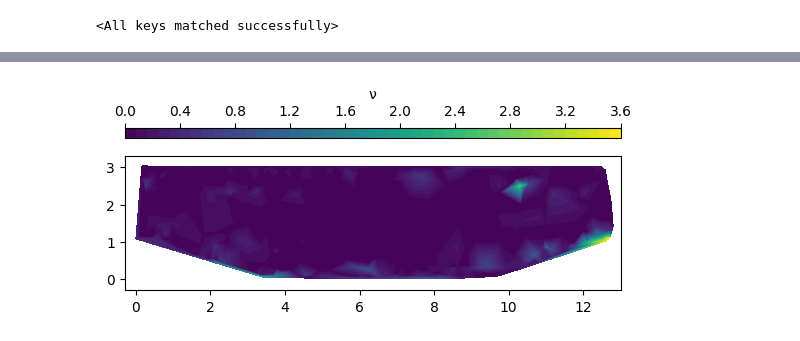
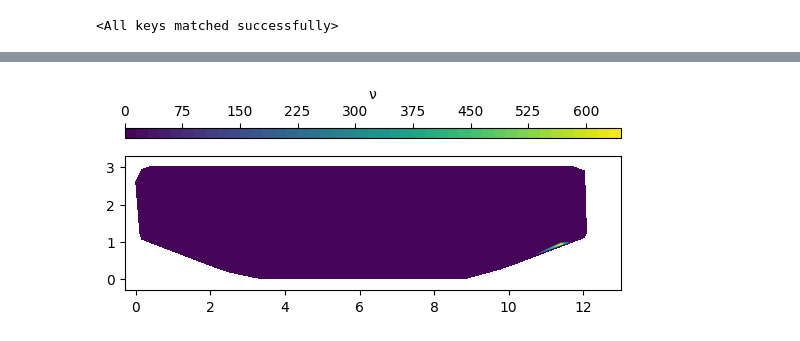
Before and after one commit to pietro99/RANS-project, a Jupyter notebook: viz.ipynb, the cells around one changed output, grey strips where cells are left out. Drawn from its saved outputs; the diff is of its cells as text; code cells hidden in the pictures.

Commit message:
new images

```diff
--- a/viz.ipynb
+++ b/viz.ipynb
@@ -115,6 +115,6 @@ def losscontour(x, y, losses, save=True, path='./images/countour.png'):
         plt.savefig(path, dpi=1500)
     plt.show()
 # %%
-x, y, z, true_z, losses1, losses2, losses3 = get_data(dataset, model_20, 'aw=2.0_internal.csv')
+x, y, z, true_z, losses1, losses2, losses3 = get_data(dataset, model_20, 'aw=1.8_internal.csv')
 # %%
 #x, y, z, true_z = get_data(dataset2, model_300)
@@ -124,4 +124,4 @@ NameError: name 'contour' is not defined
 # %%
-losscontour(x,y, losses3, path='./images/contours_LOSS/contour_all_2.0_300_loss3.png')
+losscontour(x,y, losses1, path='./images/contours_LOSS/contour_all_1.8_300_loss1.png')
 # %% [output]
-[figure, old version]
+[figure, new version]
```
Also changed, not shown: parts of 8 cells of this notebook, 8 other files.
